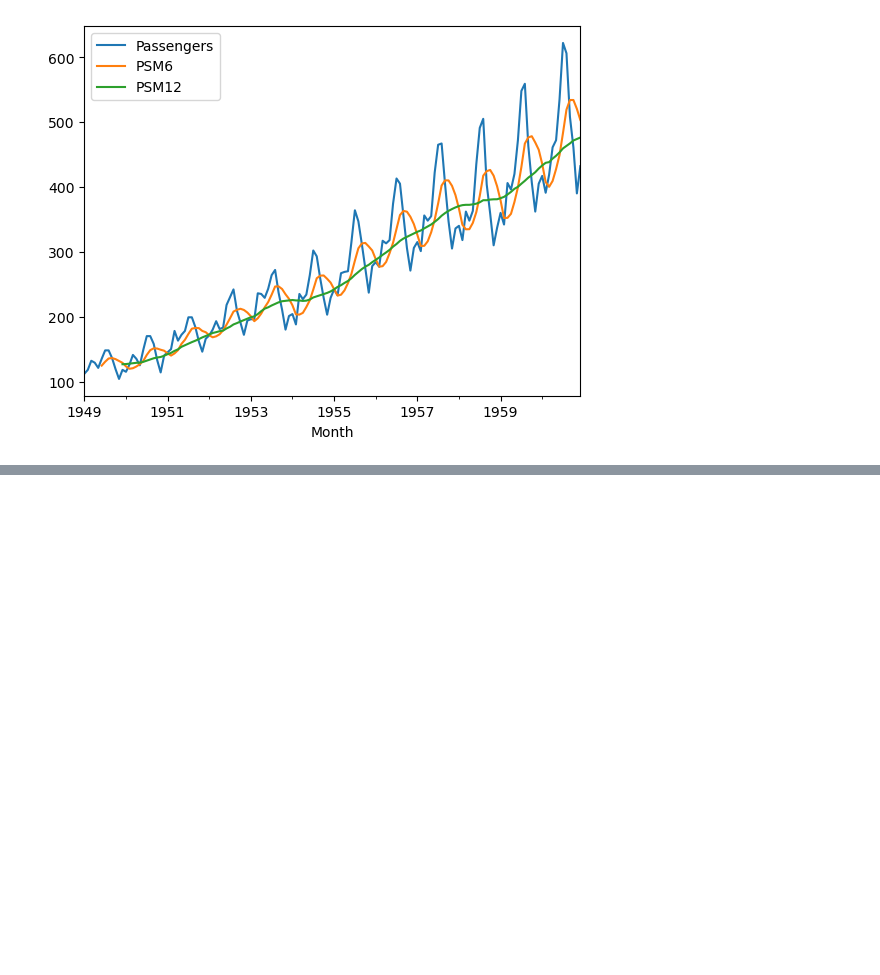
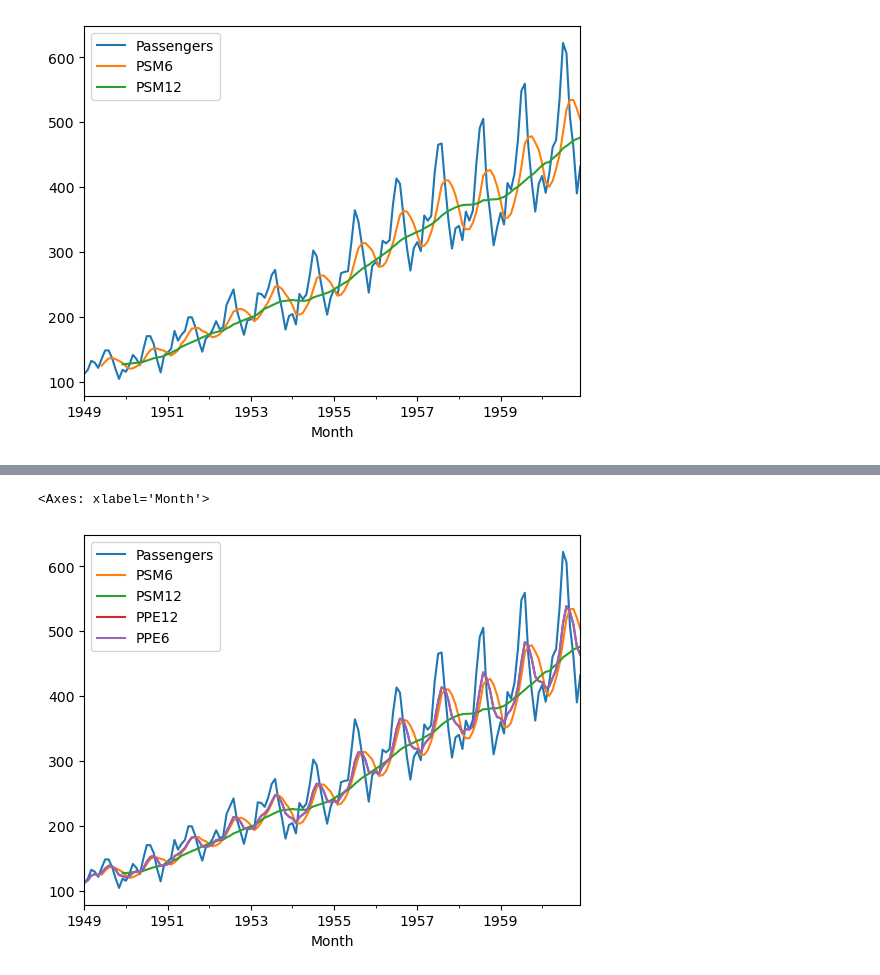
Before and after one commit to dparedes616/Series-de-Tiempo, a Jupyter notebook: promedios.ipynb, the cells around one changed output, grey strips where cells are left out. Saved outputs shown, nothing was run; the diff lists cells and outputs as text; code cells hidden in the pictures; blank space fills up the shorter version.

```diff
--- a/promedios.ipynb
+++ b/promedios.ipynb
@@ -110,0 +141,3 @@ df_aerolinea.plot()
+# %%
+df_aerolinea["PPE6"] = df_aerolinea["Passengers"].ewm(span=6).mean()
+df_aerolinea.head(24)
@@ -110,0 +163,5 @@ df_aerolinea.plot()
+# %%
+df_aerolinea.plot()
+# %% [output]
+<Axes: xlabel='Month'>
+[figure, added]
```
Also changed, not shown: parts of 9 cells of this notebook, 1 other file.
